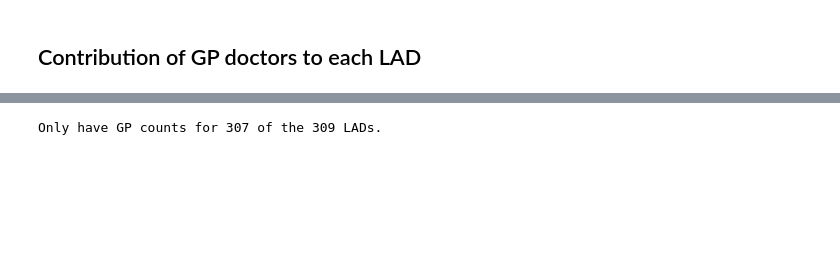
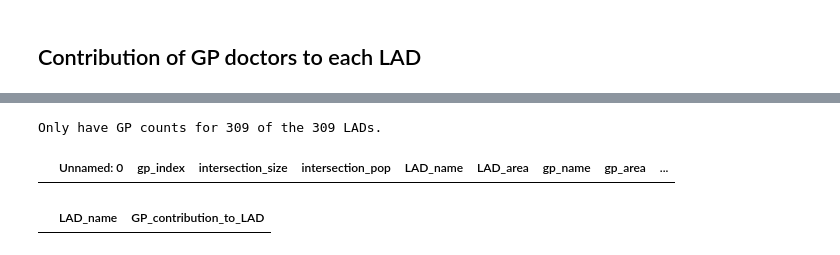
Before and after one commit to Bea-Taylor/DifDem_inequalities, a Jupyter notebook: nbs/core/02c_GP_doctors_per_LAD.ipynb, the cells around one changed output, grey strips where cells are left out. Cells and saved outputs as stored; diff of their text form; code cells hidden in the pictures; blank space fills up the shorter version.

```diff
--- a/nbs/core/02c_GP_doctors_per_LAD.ipynb
+++ b/nbs/core/02c_GP_doctors_per_LAD.ipynb
@@ -340,9 +328,17 @@ df_GP_contribution.reset_index(inplace=True)
 df_GP_contribution = df_GP_contribution[['LAD_name', 'GP_contribution_to_LAD']]
 
 non_zero_gp_cont = len(df_GP_contribution[df_GP_contribution["GP_contribution_to_LAD"]>0])
-print(f'Only have GP counts for {non_zero_gp_cont} of the 309 LADs.')
+print(f'Have GP counts for {non_zero_gp_cont} of the 309 LADs.')
 # %% [output]
-Only have GP counts for 307 of the 309 LADs.
+Only have GP counts for 309 of the 309 LADs.
+# %%
+df_LAD_GP_pop[df_LAD_GP_pop['gp_area']<0]
+# %% [output]
+|  | Unnamed: 0 | gp_index | intersection_size | intersection_pop | LAD_name | LAD_area | gp_name | gp_area | ... |
+# %%
+df_GP_contribution[df_GP_contribution['GP_contribution_to_LAD']<=0]
+# %% [output]
+|  | LAD_name | GP_contribution_to_LAD |
 # %%
 df_GP_contribution
 # %% [output]
```
Also changed, not shown: parts of 11 cells of this notebook, 1 other file.
